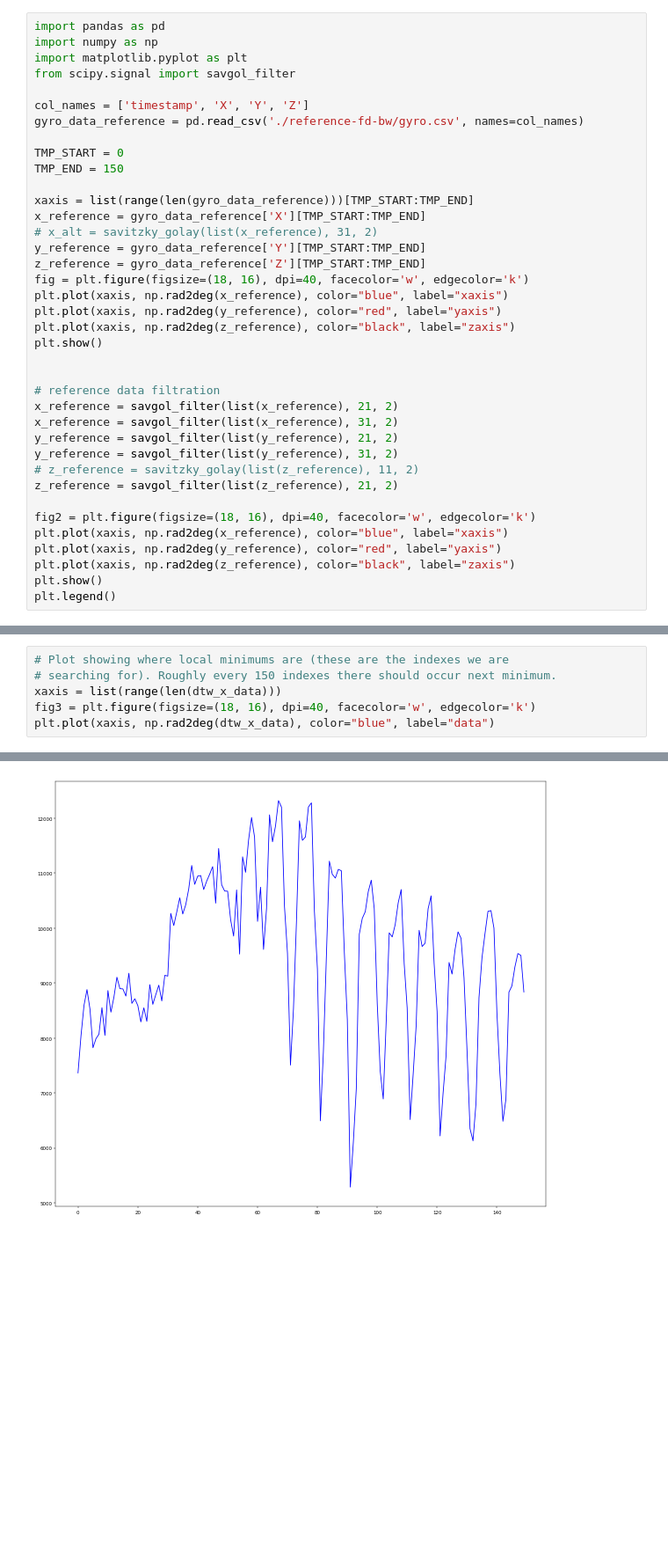
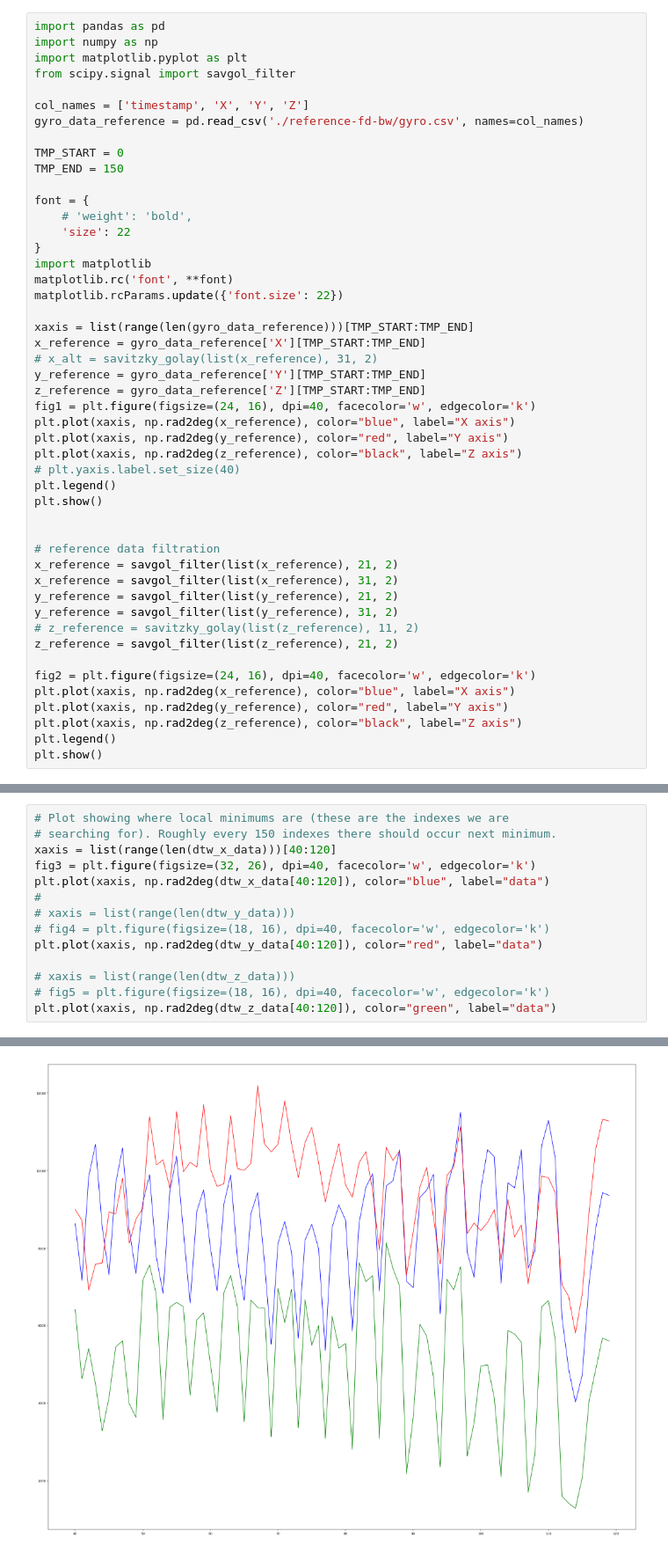
Before and after one commit to n3hrox/Biometric-analysis, a Jupyter notebook: gyro_data.ipynb, the cells around one changed output, grey strips where cells are left out. Shown at 88% size. Saved outputs shown, nothing was run; the diff lists cells and outputs as text; blank space fills up the shorter version.

```diff
--- a/gyro_data.ipynb
+++ b/gyro_data.ipynb
@@ -10,15 +10,25 @@ gyro_data_reference = pd.read_csv('./reference-fd-bw/gyro.csv', names=col_names)
 TMP_START = 0
 TMP_END = 150
 
+font = {
+    # 'weight': 'bold',
+    'size': 22
+}
+import matplotlib
+matplotlib.rc('font', **font)
+matplotlib.rcParams.update({'font.size': 22})
+
 xaxis = list(range(len(gyro_data_reference)))[TMP_START:TMP_END]
 x_reference = gyro_data_reference['X'][TMP_START:TMP_END]
 # x_alt = savitzky_golay(list(x_reference), 31, 2)
 y_reference = gyro_data_reference['Y'][TMP_START:TMP_END]
 z_reference = gyro_data_reference['Z'][TMP_START:TMP_END]
-fig = plt.figure(figsize=(18, 16), dpi=40, facecolor='w', edgecolor='k')
-plt.plot(xaxis, np.rad2deg(x_reference), color="blue", label="xaxis")
-plt.plot(xaxis, np.rad2deg(y_reference), color="red", label="yaxis")
-plt.plot(xaxis, np.rad2deg(z_reference), color="black", label="zaxis")
+fig1 = plt.figure(figsize=(24, 16), dpi=40, facecolor='w', edgecolor='k')
+plt.plot(xaxis, np.rad2deg(x_reference), color="blue", label="X axis")
+plt.plot(xaxis, np.rad2deg(y_reference), color="red", label="Y axis")
+plt.plot(xaxis, np.rad2deg(z_reference), color="black", label="Z axis")
+# plt.yaxis.label.set_size(40)
+plt.legend()
 plt.show()
 
 
@@ -30,10 +40,10 @@ y_reference = savgol_filter(list(y_reference), 31, 2)
 # z_reference = savitzky_golay(list(z_reference), 11, 2)
 z_reference = savgol_filter(list(z_reference), 21, 2)
 
-fig2 = plt.figure(figsize=(18, 16), dpi=40, facecolor='w', edgecolor='k')
-plt.plot(xaxis, np.rad2deg(x_reference), color="blue", label="xaxis")
-plt.plot(xaxis, np.rad2deg(y_reference), color="red", label="yaxis")
-plt.plot(xaxis, np.rad2deg(z_reference), color="black", label="zaxis")
+fig2 = plt.figure(figsize=(24, 16), dpi=40, facecolor='w', edgecolor='k')
+plt.plot(xaxis, np.rad2deg(x_reference), color="blue", label="X axis")
+plt.plot(xaxis, np.rad2deg(y_reference), color="red", label="Y axis")
+plt.plot(xaxis, np.rad2deg(z_reference), color="black", label="Z axis")
+plt.legend()
 plt.show()
-plt.legend()
 # %% [output]
@@ -115,9 +140,17 @@ Populating the interactive namespace from numpy and matplotlib
 # %%
 # Plot showing where local minimums are (these are the indexes we are
 # searching for). Roughly every 150 indexes there should occur next minimum.
-xaxis = list(range(len(dtw_x_data)))
-fig3 = plt.figure(figsize=(18, 16), dpi=40, facecolor='w', edgecolor='k')
-plt.plot(xaxis, np.rad2deg(dtw_x_data), color="blue", label="data")
+xaxis = list(range(len(dtw_x_data)))[40:120]
+fig3 = plt.figure(figsize=(32, 26), dpi=40, facecolor='w', edgecolor='k')
+plt.plot(xaxis, np.rad2deg(dtw_x_data[40:120]), color="blue", label="data")
+#
+# xaxis = list(range(len(dtw_y_data)))
+# fig4 = plt.figure(figsize=(18, 16), dpi=40, facecolor='w', edgecolor='k')
+plt.plot(xaxis, np.rad2deg(dtw_y_data[40:120]), color="red", label="data")
+
+# xaxis = list(range(len(dtw_z_data)))
+# fig5 = plt.figure(figsize=(18, 16), dpi=40, facecolor='w', edgecolor='k')
+plt.plot(xaxis, np.rad2deg(dtw_z_data[40:120]), color="green", label="data")
 # %% [output]
 [<matplotlib.lines.Line2D at 0x...>]
-[figure, old version]
+[figure, new version]
```
Also changed, not shown: parts of 6 cells of this notebook, 2 other files.
